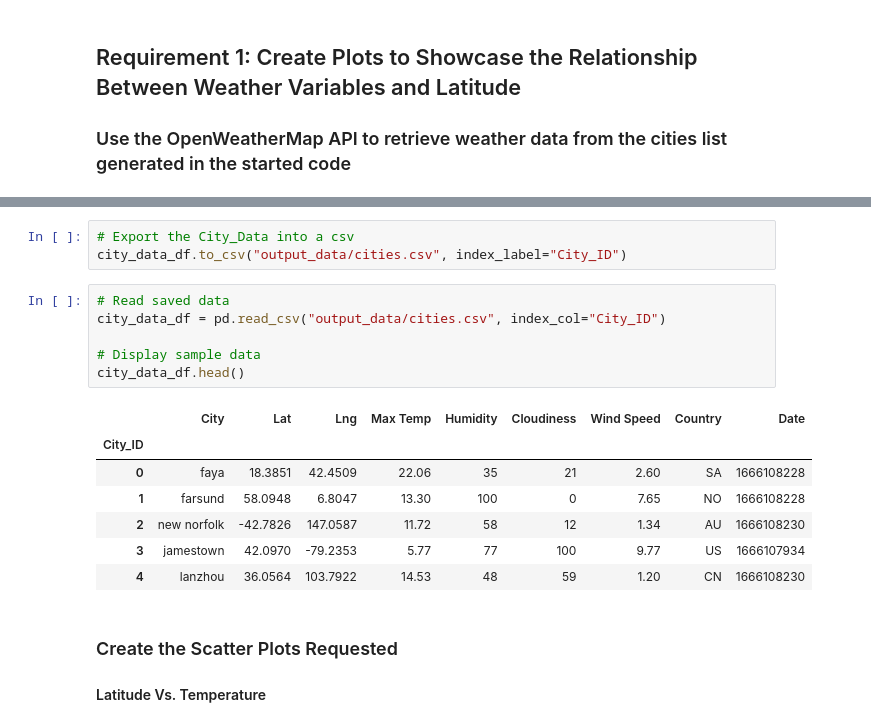
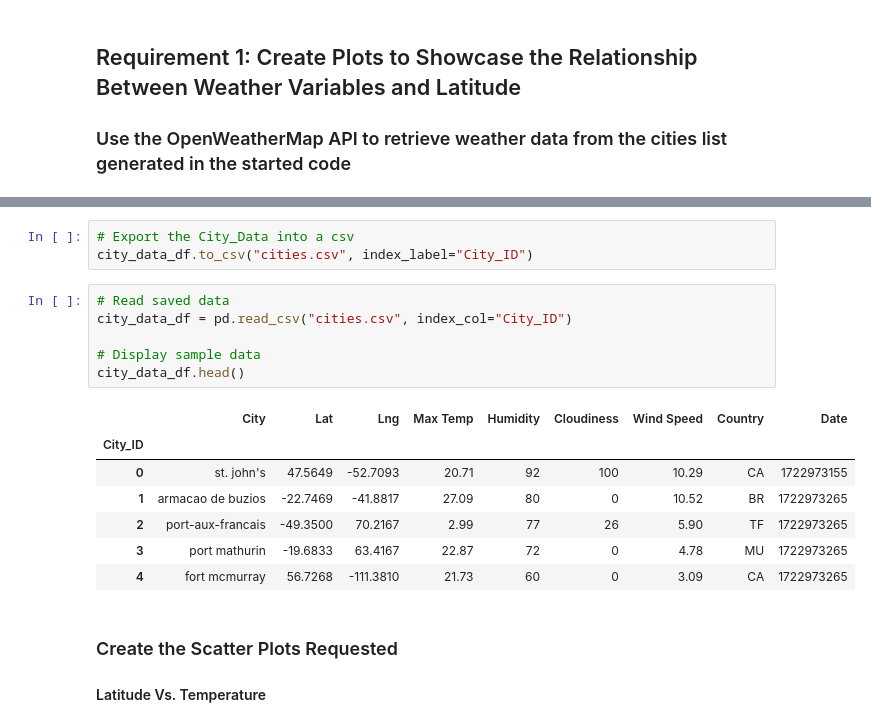
Before and after one commit to kkeegan333/python-api-challenge, a Jupyter notebook: WeatherPy.ipynb, the cells around one changed output, grey strips where cells are left out. Cells and saved outputs as stored; diff of their text form.

```diff
--- a/WeatherPy.ipynb
+++ b/WeatherPy.ipynb
@@ -161,20 +174,20 @@ city_data_df.head()
 # %%
 # Export the City_Data into a csv
-city_data_df.to_csv("output_data/cities.csv", index_label="City_ID")
+city_data_df.to_csv("cities.csv", index_label="City_ID")
 # %%
 # Read saved data
-city_data_df = pd.read_csv("output_data/cities.csv", index_col="City_ID")
+city_data_df = pd.read_csv("cities.csv", index_col="City_ID")
 
 # Display sample data
 city_data_df.head()
 # %% [output]
 |  | City | Lat | Lng | Max Temp | Humidity | Cloudiness | Wind Speed | Country | Date |
 | City_ID |  |  |  |  |  |  |  |  |  |
-| 0 | faya | 18.3851 | 42.4509 | 22.06 | 35 | 21 | 2.60 | SA | 1666108228 |
-| 1 | farsund | 58.0948 | 6.8047 | 13.30 | 100 | 0 | 7.65 | NO | 1666108228 |
-| 2 | new norfolk | -42.7826 | 147.0587 | 11.72 | 58 | 12 | 1.34 | AU | 1666108230 |
-| 3 | jamestown | 42.0970 | -79.2353 | 5.77 | 77 | 100 | 9.77 | US | 1666107934 |
-| 4 | lanzhou | 36.0564 | 103.7922 | 14.53 | 48 | 59 | 1.20 | CN | 1666108230 |
+| 0 | st. john's | 47.5649 | -52.7093 | 20.71 | 92 | 100 | 10.29 | CA | 1722973155 |
+| 1 | armacao de buzios | -22.7469 | -41.8817 | 27.09 | 80 | 0 | 10.52 | BR | 1722973265 |
+| 2 | port-aux-francais | -49.3500 | 70.2167 | 2.99 | 77 | 26 | 5.90 | TF | 1722973265 |
+| 3 | port mathurin | -19.6833 | 63.4167 | 22.87 | 72 | 0 | 4.78 | MU | 1722973265 |
+| 4 | fort mcmurray | 56.7268 | -111.3810 | 21.73 | 60 | 0 | 3.09 | CA | 1722973265 |
 # %% [markdown]
 ### Create the Scatter Plots Requested
 
```
Also changed, not shown: parts of 18 cells of this notebook, 1 other file.
